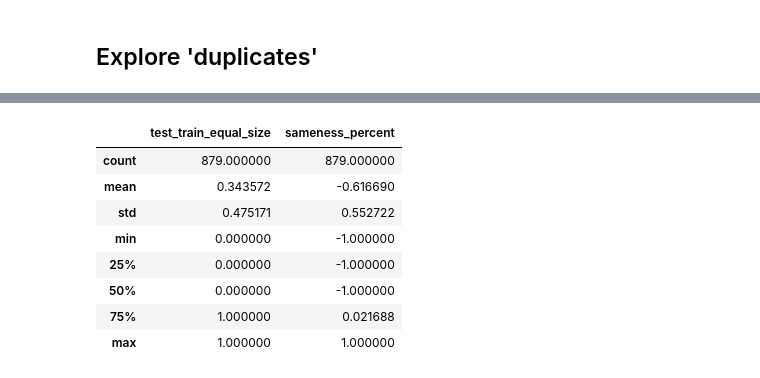
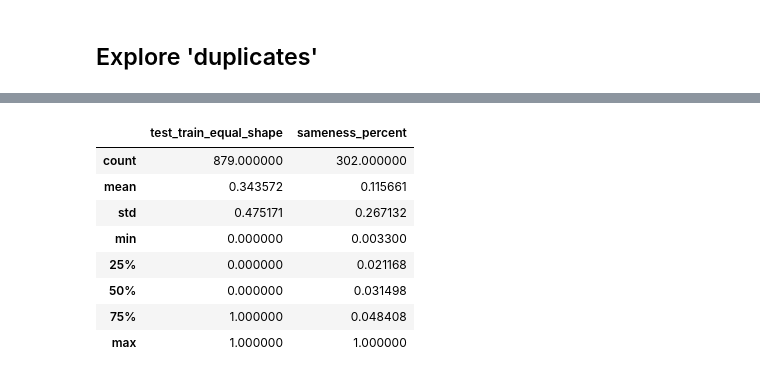
Before and after one commit to jenningst/oct-contrastive-loss-vs-transfer-learning, a Jupyter notebook: notebooks/data-ingestion.ipynb, the cells around one changed output, grey strips where cells are left out. Saved outputs shown, nothing was run; the diff lists cells and outputs as text; code cells hidden in the pictures.

```diff
--- a/notebooks/data-ingestion.ipynb
+++ b/notebooks/data-ingestion.ipynb
@@ -312,5 +349,35 @@ for index,row in duplicate_files.iterrows():
-# %%
-duplicate_files['test_file_size'] = test_size
-duplicate_files['train_file_size'] = train_size
-duplicate_files['test_train_equal_size'] = same_size
-duplicate_files['sameness_percent'] = ratio
+# %%
+
+def get_path(base_path, disease, filename):
+    return os.path.join(base_path,disease, filename)
+
+duplicate_files['train_file_path'] = duplicate_files\
+    .apply(lambda x: get_path(TRAIN_BASE_PATH, x.disease, x.filename), axis=1)
+
+duplicate_files['test_file_path'] = duplicate_files\
+    .apply(lambda x: get_path(TEST_BASE_PATH, x.disease, x.filename), axis=1)
+
+duplicate_files['train_files'] = duplicate_files['train_file_path'].apply(lambda x: cv2.imread(x))
+duplicate_files['test_files'] = duplicate_files['test_file_path'].apply(lambda x: cv2.imread(x))
+# %%
+# calculate columns we want to keep
+duplicate_files['train_file_shape'] = duplicate_files['train_files'].apply(lambda x: x.shape)
+duplicate_files['test_file_shape'] = duplicate_files['test_files'].apply(lambda x: x.shape)
+duplicate_files['test_train_equal_shape'] = \
+    (duplicate_files['train_file_shape']==duplicate_files['test_file_shape']).astype(int)
+
+def sameness(train_file_shape,test_file_shape,train_files,test_files):
+    if train_file_shape!=test_file_shape:
+        sameness=np.nan
+    else:
+        sameness=(train_files==test_files).sum()/(train_file_shape[0]*train_file_shape[1]*train_file_shape[-1])
+    return sameness
+
+duplicate_files['sameness_percent'] = duplicate_files \
+    .apply(lambda x: sameness(x.train_file_shape, x.test_file_shape, x.train_files, x.test_files), axis=1)
+
+filtered_list = duplicate_files.columns
+filtered_list = \
+    [i for i in filtered_list if i not in ['train_files', 'test_files', 'train_file_path', 'test_file_path']]
+
+#duplicate_files = duplicate_files[filtered_list]
@@ -317,12 +393,12 @@ duplicate_files['sameness_percent'] = ratio
 # %%
-duplicate_files[].describe()
+duplicate_files[filtered_list].describe()
 # %% [output]
-|  | test_train_equal_size | sameness_percent |
-| count | 879.000000 | 879.000000 |
-| mean | 0.343572 | -0.616690 |
-| std | 0.475171 | 0.552722 |
-| min | 0.000000 | -1.000000 |
-| 25% | 0.000000 | -1.000000 |
-| 50% | 0.000000 | -1.000000 |
-| 75% | 1.000000 | 0.021688 |
+|  | test_train_equal_shape | sameness_percent |
+| count | 879.000000 | 302.000000 |
+| mean | 0.343572 | 0.115661 |
+| std | 0.475171 | 0.267132 |
+| min | 0.000000 | 0.003300 |
+| 25% | 0.000000 | 0.021168 |
+| 50% | 0.000000 | 0.031498 |
+| 75% | 1.000000 | 0.048408 |
 | max | 1.000000 | 1.000000 |
```
Also changed, not shown: parts of 48 cells of this notebook, 1 other file.
